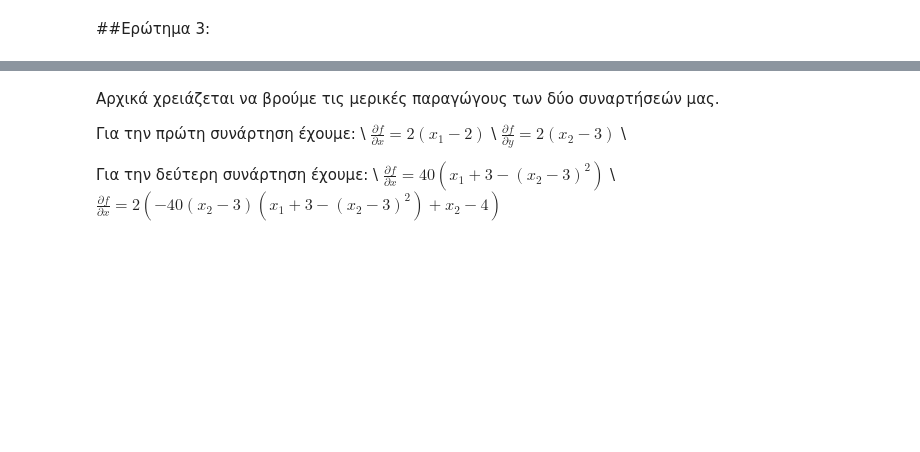
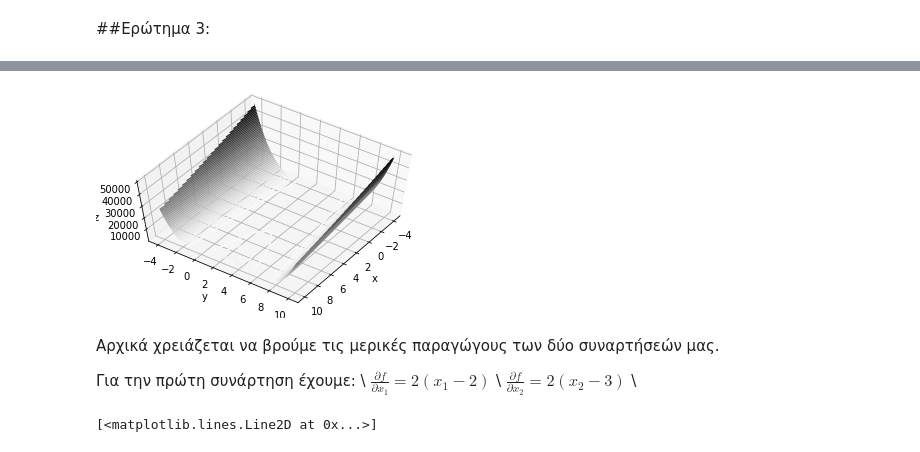
Before and after one commit to konstantinaRK/MachineLearning, a Jupyter notebook: Exercise1.ipynb, the cells around one changed output, grey strips where cells are left out. Drawn from its saved outputs; the diff is of its cells as text; code cells hidden in the pictures; blank space fills up the shorter version.

```diff
--- a/Exercise1.ipynb
+++ b/Exercise1.ipynb
@@ -179,10 +231,41 @@ print(frobenius_norm)
+# %%
+x = np.linspace(-4, 10, 100)
+y = np.linspace(-4, 10, 100)
+
+X, Y = np.meshgrid(x, y)
+Z = [f2([x,y]) for x,y in zip(X,Y)]
+
+fig = plt.figure()
+ax = plt.axes(projection='3d')
+ax.contour3D(X, Y, Z, 50, cmap='binary')
+ax.set_xlabel('x')
+ax.set_ylabel('y')
+ax.set_zlabel('z')
+ax.view_init(60, 35)
+# %% [output]
+[figure, added]
 # %% [markdown]
 Αρχικά χρειάζεται να βρούμε τις μερικές παραγώγους των δύο συναρτήσεών μας.
 
 Για την πρώτη συνάρτηση έχουμε: \\
-$\frac{\partial f}{\partial x} = 2(x_1 - 2)$ \\
-$\frac{\partial f}{\partial y} = 2(x_2 - 3)$ \\
-
-Για την δεύτερη συνάρτηση έχουμε: \\
-$\frac{\partial f}{\partial x} = 40(x_1 + 3 - (x_2 -3)^2)$ \\
-$\frac{\partial f}{\partial x} = 2 (-40(x_2-3)(x_1 + 3 - (x_2-3)^2) + x_2 - 4)$
+$\frac{\partial f}{\partial x_1} = 2(x_1 - 2)$ \\
+$\frac{\partial f}{\partial x_2} = 2(x_2 - 3)$ \\
+# %%
+def f1_grad(x):
+  """
+    The gradients of function 1
+  """
+  return [2*(x[0] - 2), 2*(x[1] - 3)]
+
+
+fig, ax = plt.subplots(1, 2,figsize=(12,6))
+ax[0].set_ylabel("Function1 derivative x1")
+ax[0].set_xlabel("x1")
+
+ax[1].set_ylabel("Function1 derivative x2")
+ax[1].set_xlabel("x2")
+
+ax[0].plot(range(-2,4), [f1_grad([x,x])[0] for x in range(0,6)])
+ax[1].plot(range(-1,5), [f1_grad([x,x])[1] for x in range(1,7)])
+# %% [output]
+[<matplotlib.lines.Line2D at 0x...>]
```
Also changed, not shown: parts of 18 cells of this notebook.
